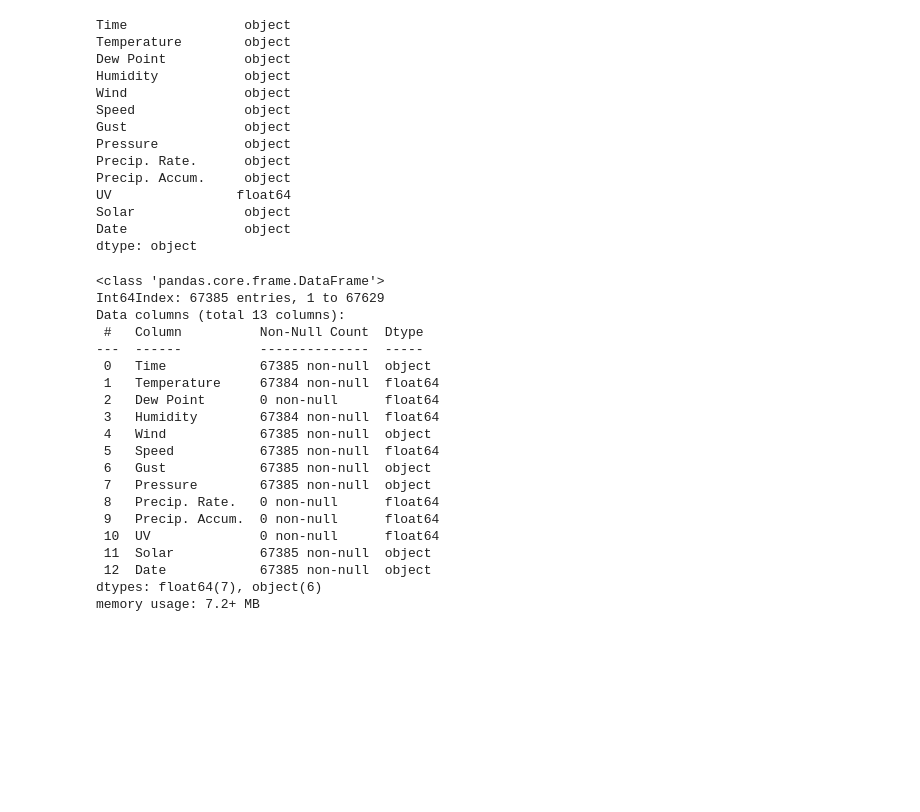
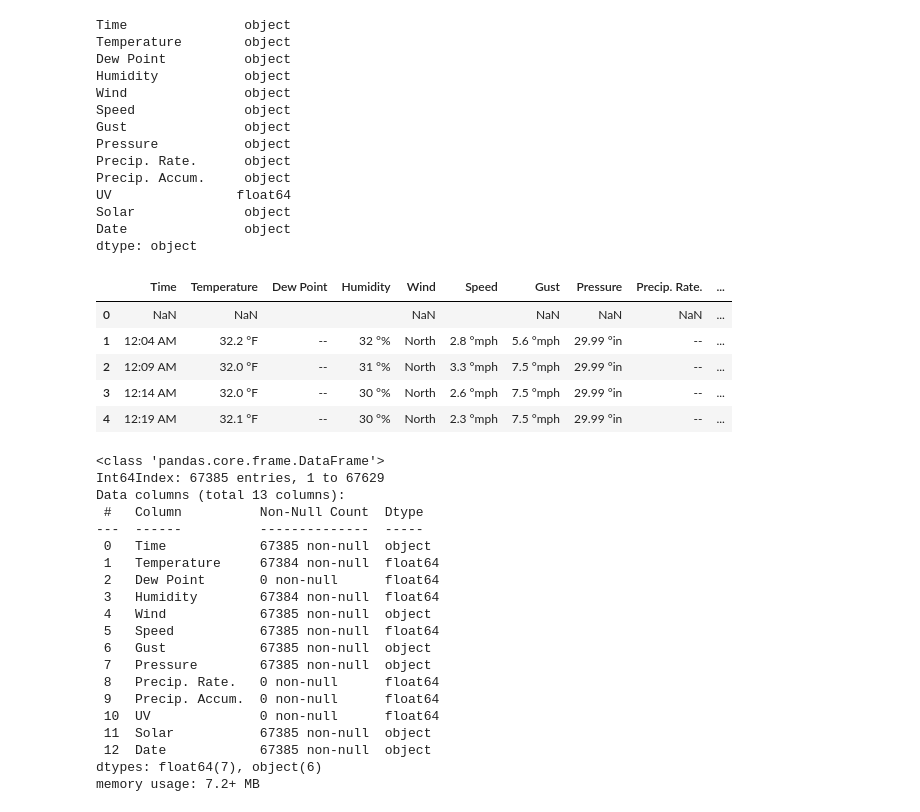
Before and after one commit to soph-loaf/aht_project, a Jupyter notebook: Temperature_Modeling_SAL.ipynb, the cells around one changed output. Cells and saved outputs as stored; diff of their text form; code cells hidden in the pictures; blank space fills up the shorter version.

```diff
--- a/Temperature_Modeling_SAL.ipynb
+++ b/Temperature_Modeling_SAL.ipynb
@@ -63,6 +63,15 @@ UV                float64
 Solar              object
 Date               object
 dtype: object
+# %%
+data_0.head()
+# %% [output]
+|  | Time | Temperature | Dew Point | Humidity | Wind | Speed | Gust | Pressure | Precip. Rate. | ... |
+| 0 | NaN | NaN |  |  | NaN |  | NaN | NaN | NaN | ... |
+| 1 | 12:04 AM | 32.2 °F | -- | 32 °% | North | 2.8 °mph | 5.6 °mph | 29.99 °in | -- | ... |
+| 2 | 12:09 AM | 32.0 °F | -- | 31 °% | North | 3.3 °mph | 7.5 °mph | 29.99 °in | -- | ... |
+| 3 | 12:14 AM | 32.0 °F | -- | 30 °% | North | 2.6 °mph | 7.5 °mph | 29.99 °in | -- | ... |
+| 4 | 12:19 AM | 32.1 °F | -- | 30 °% | North | 2.3 °mph | 7.5 °mph | 29.99 °in | -- | ... |
 # %%
 # weather_data_list = [data_0, data_1, data_2, data_3,
 #                      data_4, data_5, data_6, data_7, data_8, data_9]
```
Also changed, not shown: parts of 8 cells of this notebook.
